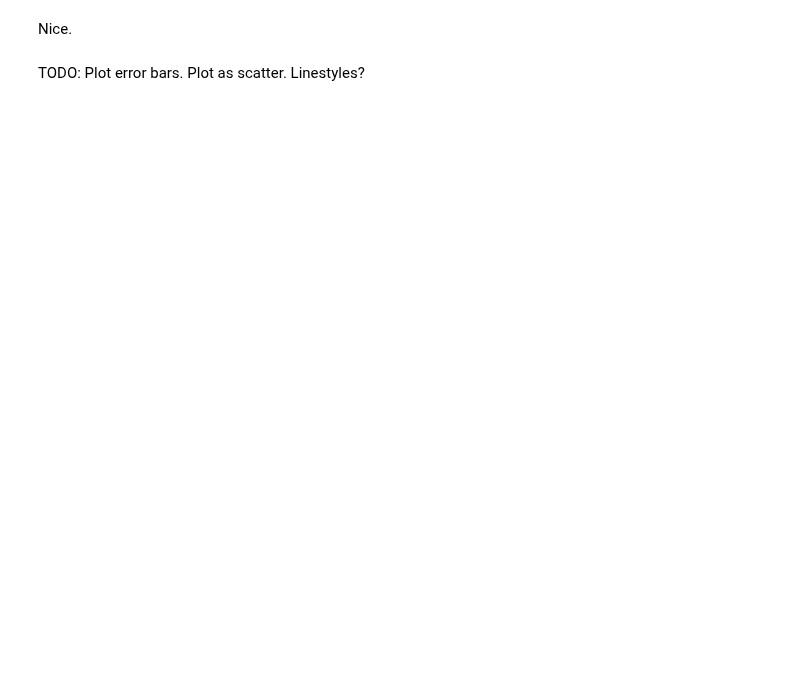
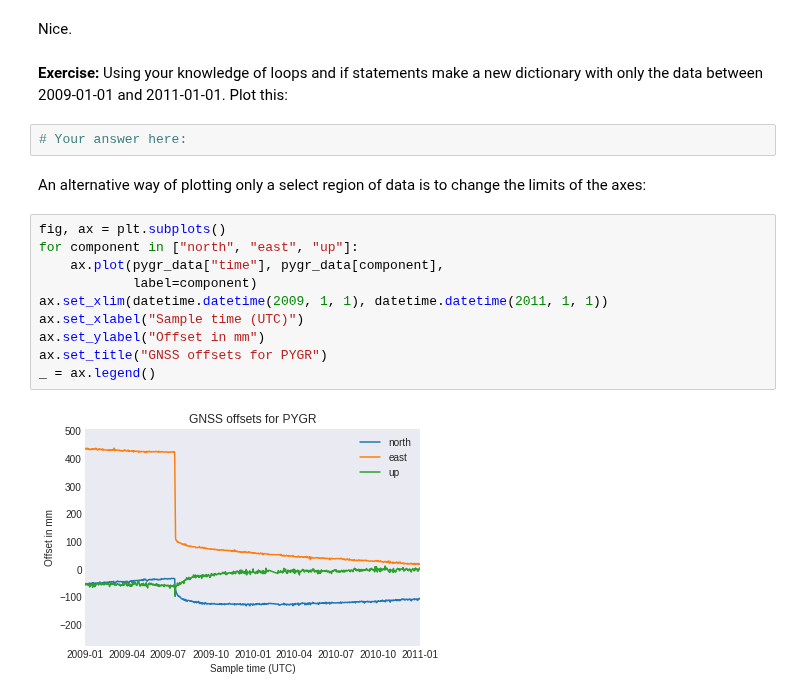
Before and after one commit to calum-chamberlain/ESCI451-Python, a Jupyter notebook: 3-Basic-plotting.ipynb, the cells around one changed output. Drawn from its saved outputs; the diff is of its cells as text; blank space fills up the shorter version.

Commit message:
Finish plotting

```diff
--- a/3-Basic-plotting.ipynb
+++ b/3-Basic-plotting.ipynb
@@ -223,5 +222,21 @@ ax.legend()
 [figure]
 # %% [markdown]
 Nice.
-# %% [markdown]
-TODO: Plot error bars. Plot as scatter. Linestyles?
+# %% [markdown]
+**Exercise:** Using your knowledge of loops and if statements make a new dictionary with only the data between 2009-01-01 and 2011-01-01. Plot this:
+# %%
+# Your answer here:
+# %% [markdown]
+An alternative way of plotting only a select region of data is to change the limits of the axes:
+# %%
+fig, ax = plt.subplots()
+for component in ["north", "east", "up"]:
+    ax.plot(pygr_data["time"], pygr_data[component],
+            label=component)
+ax.set_xlim(datetime.datetime(2009, 1, 1), datetime.datetime(2011, 1, 1))
+ax.set_xlabel("Sample time (UTC)")
+ax.set_ylabel("Offset in mm")
+ax.set_title("GNSS offsets for PYGR")
+_ = ax.legend()
+# %% [output]
+[figure, added]
```
Also changed, not shown: parts of 22 cells of this notebook.
